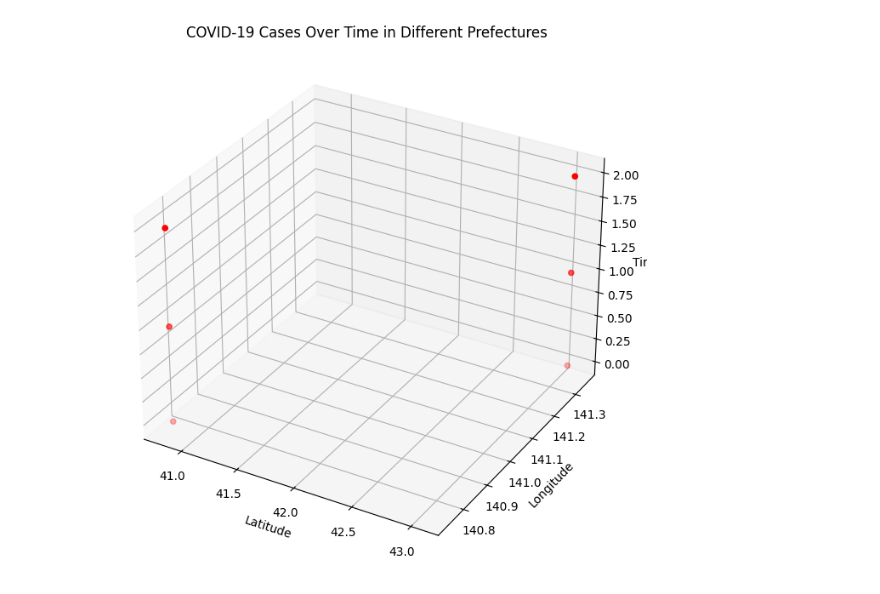
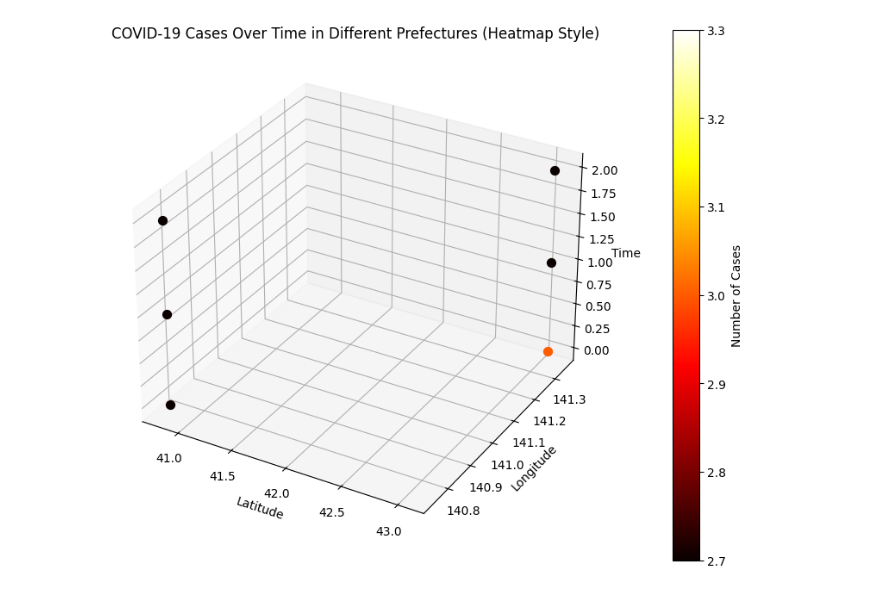
Before and after one commit to karasuneo/heat-map, a Jupyter notebook: src/demo_colona_3d_heat_map.ipynb, the cells around one changed output. Cells and saved outputs as stored; diff of their text form; code cells hidden in the pictures.

```diff
--- a/src/demo_colona_3d_heat_map.ipynb
+++ b/src/demo_colona_3d_heat_map.ipynb
@@ -11,45 +11,51 @@ import io
 import matplotlib.pyplot as plt
 from mpl_toolkits.mplot3d import Axes3D
 import numpy as np
+from matplotlib import cm
 
 # サンプルデータ
 corona_data = """
 pref_name,2020-1-16,2020-1-17,2020-1-18
 Hokkaido,3,4,300
-Aomori,231,333,56
+Aomori,231,333,5000
 """
 
 # 県ごとの緯度経度データ
 latlong_data = """
 pref_name,lat,lon
 Hokkaido,43.064359,141.347449
 Aomori,40.824294,140.740054
 """
 
 # データをDataFrameに読み込む
 corona_df = pd.read_csv(io.StringIO(corona_data), index_col='pref_name')
 latlong_df = pd.read_csv(io.StringIO(latlong_data), index_col='pref_name')
 
 # 3Dプロット
 fig = plt.figure(figsize=(10, 8))
 ax = fig.add_subplot(111, projection='3d')
 
 # データのプロット
 for pref_name, row in corona_df.iterrows():
     lat = latlong_df.loc[pref_name, 'lat']
     lon = latlong_df.loc[pref_name, 'lon']
     time_points = pd.to_datetime(row.index, format='%Y-%m-%d')
     cases = row.values.astype(int)
 
-    # Z軸に時間、X軸に緯度、Y軸に経度をとって散布図をプロット
-    ax.scatter(lat, lon, np.arange(len(time_points)), c='red')
+    # Z軸に時間、X軸に緯度、Y軸に経度をとってヒートマップ風のプロット
+    for i in range(len(time_points)):
+        ax.scatter(lat, lon, i, c=cases[i], cmap=cm.hot, s=50)
 
 # グラフの設定
 ax.set_xlabel('Latitude')
 ax.set_ylabel('Longitude')
 ax.set_zlabel('Time')
-ax.set_title('COVID-19 Cases Over Time in Different Prefectures')
+ax.set_title('COVID-19 Cases Over Time in Different Prefectures (Heatmap Style)')
+
+# カラーバーの追加
+cbar = plt.colorbar(ax.collections[0], ax=ax, pad=0.1)
+cbar.set_label('Number of Cases')
 
 plt.show()
 # %% [output]
-[figure, old version]
+[figure, new version]
```
Also changed, not shown: 2 other files.
